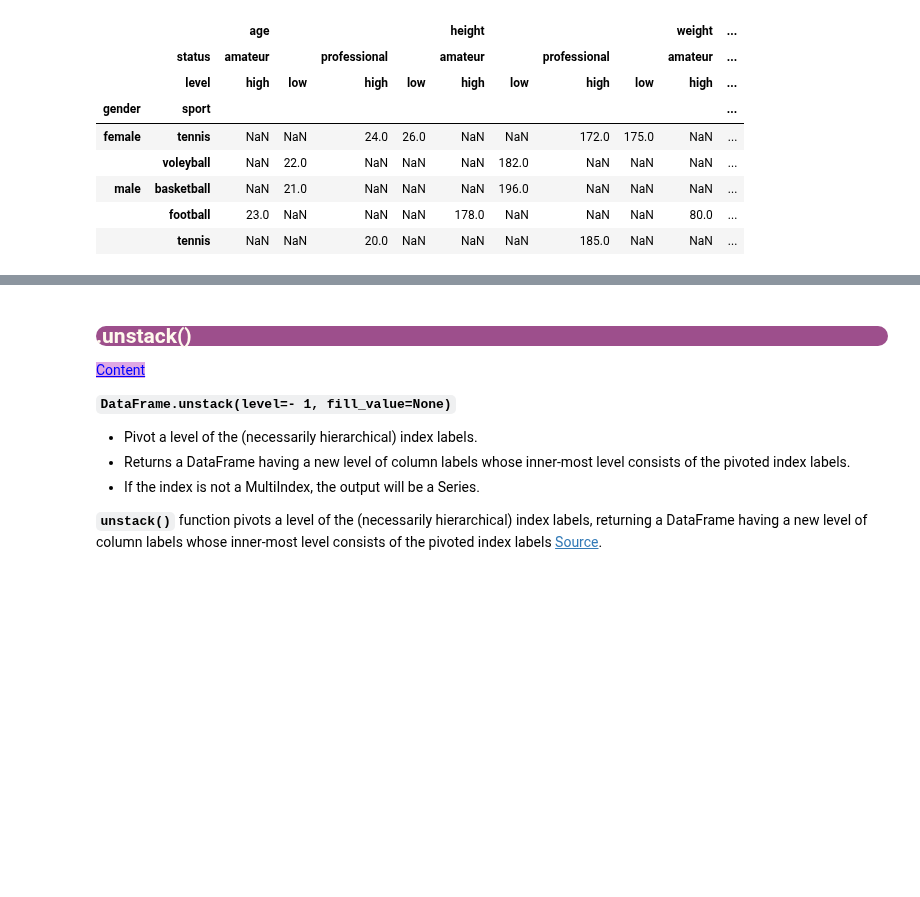
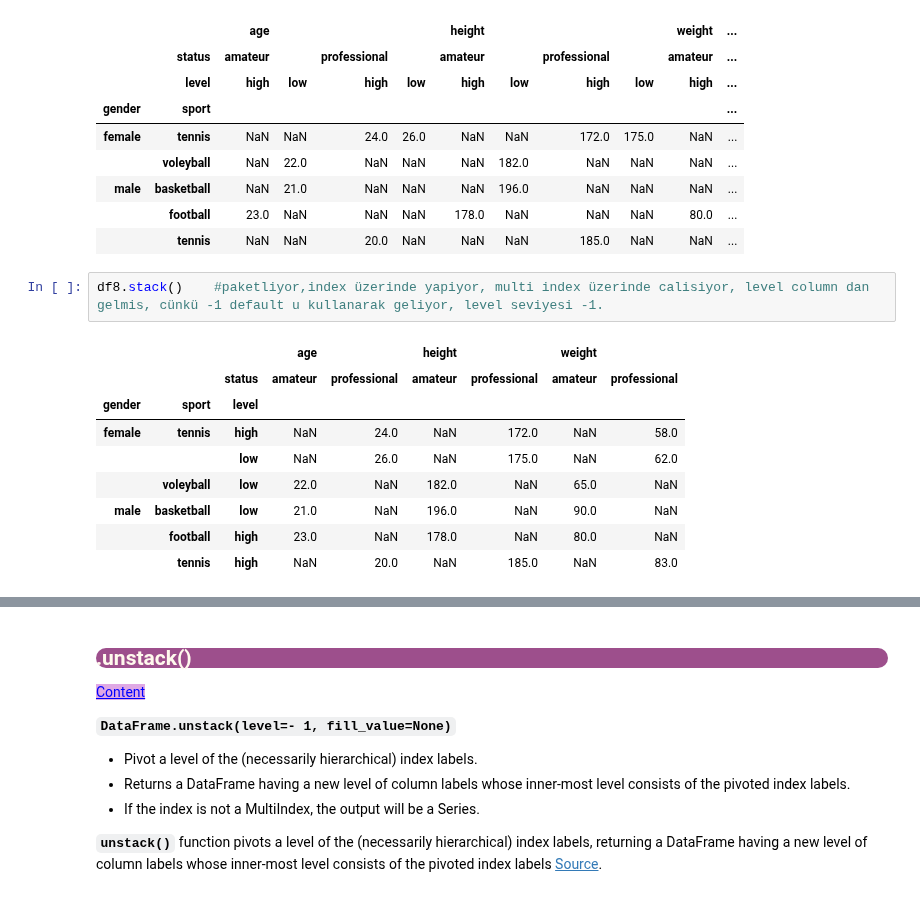
Before and after one commit to Bir01/02_DATA_SCIENCE_DATA_ANALYTICS_MODULE, a Jupyter notebook: 3- Classes_Labs/2. DAwPY/DAwPy_S5_6_(Groupby_and_Useful_Operations)-student-Copy1.ipynb, the cells around one changed output, grey strips where cells are left out. Drawn from its saved outputs; the diff is of its cells as text; blank space fills up the shorter version.

```diff
--- a/3- Classes_Labs/2. DAwPY/DAwPy_S5_6_(Groupby_and_Useful_Operations)-student-Copy1.ipynb
+++ b/3- Classes_Labs/2. DAwPY/DAwPy_S5_6_(Groupby_and_Useful_Operations)-student-Copy1.ipynb
@@ -1629,3 +2034,15 @@ df8
 | male | basketball | NaN | 21.0 | NaN | NaN | NaN | 196.0 | NaN | NaN | NaN | ... |
 |  | football | 23.0 | NaN | NaN | NaN | 178.0 | NaN | NaN | NaN | 80.0 | ... |
 |  | tennis | NaN | NaN | 20.0 | NaN | NaN | NaN | 185.0 | NaN | NaN | ... |
+# %%
+df8.stack()    #paketliyor,index üzerinde yapiyor, multi index üzerinde calisiyor, level column dan gelmis, cünkü -1 default u kullanarak geliyor, level seviyesi -1.
+# %% [output]
+|  |  |  | age |  | height |  | weight |  |
+|  |  | status | amateur | professional | amateur | professional | amateur | professional |
+| gender | sport | level |  |  |  |  |  |  |
+| female | tennis | high | NaN | 24.0 | NaN | 172.0 | NaN | 58.0 |
+|  |  | low | NaN | 26.0 | NaN | 175.0 | NaN | 62.0 |
+|  | voleyball | low | 22.0 | NaN | 182.0 | NaN | 65.0 | NaN |
+| male | basketball | low | 21.0 | NaN | 196.0 | NaN | 90.0 | NaN |
+|  | football | high | 23.0 | NaN | 178.0 | NaN | 80.0 | NaN |
+|  | tennis | high | NaN | 20.0 | NaN | 185.0 | NaN | 83.0 |
```
Also changed, not shown: parts of 74 cells of this notebook.
